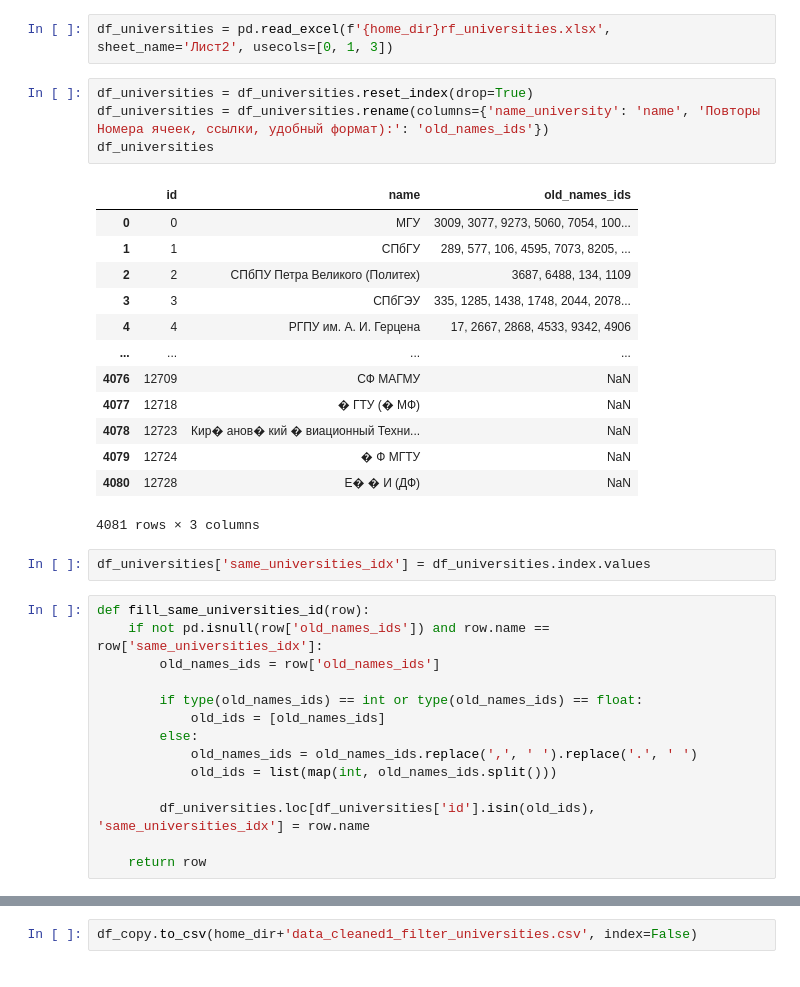
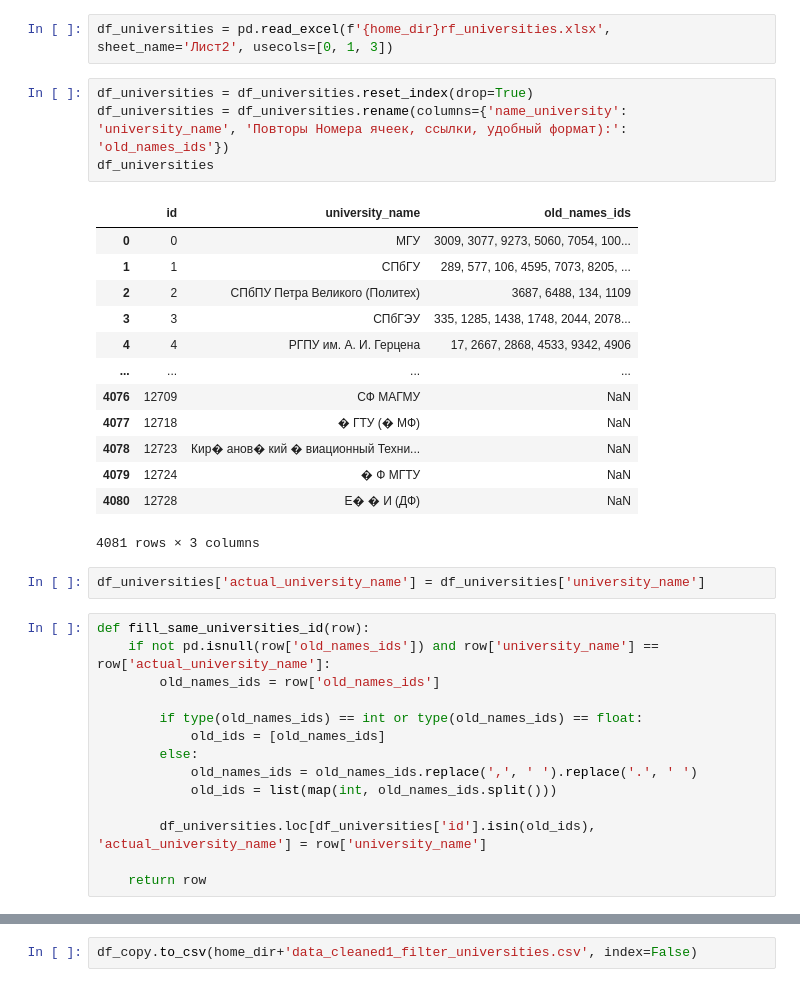
Before and after one commit to shuher237/Hackaton_Unigoto, a Jupyter notebook: EDA.ipynb, the cells around one changed output, grey strips where cells are left out. Drawn from its saved outputs; the diff is of its cells as text.

```diff
--- a/EDA.ipynb
+++ b/EDA.ipynb
@@ -339,10 +339,10 @@ df_copy
 df_universities = pd.read_excel(f'{home_dir}rf_universities.xlsx', sheet_name='Лист2', usecols=[0, 1, 3])
 # %%
 df_universities = df_universities.reset_index(drop=True)
-df_universities = df_universities.rename(columns={'name_university': 'name', 'Повторы Номера ячеек, ссылки, удобный формат):': 'old_names_ids'})
+df_universities = df_universities.rename(columns={'name_university': 'university_name', 'Повторы Номера ячеек, ссылки, удобный формат):': 'old_names_ids'})
 df_universities
 # %% [output]
-|  | id | name | old_names_ids |
+|  | id | university_name | old_names_ids |
 | 0 | 0 | МГУ | 3009, 3077, 9273, 5060, 7054, 100... |
 | 1 | 1 | СПбГУ | 289, 577, 106, 4595, 7073, 8205, ... |
 | 2 | 2 | СПбПУ Петра Великого (Политех) | 3687, 6488, 134, 1109 |
@@ -355,11 +355,11 @@ df_universities
 | 4079 | 12724 | � Ф МГТУ | NaN |
 | 4080 | 12728 | Е� � И (ДФ) | NaN |
 4081 rows × 3 columns
-# %%
-df_universities['same_universities_idx'] = df_universities.index.values
+# %%
+df_universities['actual_university_name'] = df_universities['university_name']
 # %%
 def fill_same_universities_id(row):
-    if not pd.isnull(row['old_names_ids']) and row.name == row['same_universities_idx']:
+    if not pd.isnull(row['old_names_ids']) and row['university_name'] == row['actual_university_name']:
         old_names_ids = row['old_names_ids']
 
         if type(old_names_ids) == int or type(old_names_ids) == float:
@@ -368,7 +368,7 @@ def fill_same_universities_id(row):
             old_names_ids = old_names_ids.replace(',', ' ').replace('.', ' ')
             old_ids = list(map(int, old_names_ids.split()))
 
-        df_universities.loc[df_universities['id'].isin(old_ids), 'same_universities_idx'] = row.name
+        df_universities.loc[df_universities['id'].isin(old_ids), 'actual_university_name'] = row['university_name']
 
     return row
 # %%
```
Also changed, not shown: parts of 18 cells of this notebook, 3 other files.
